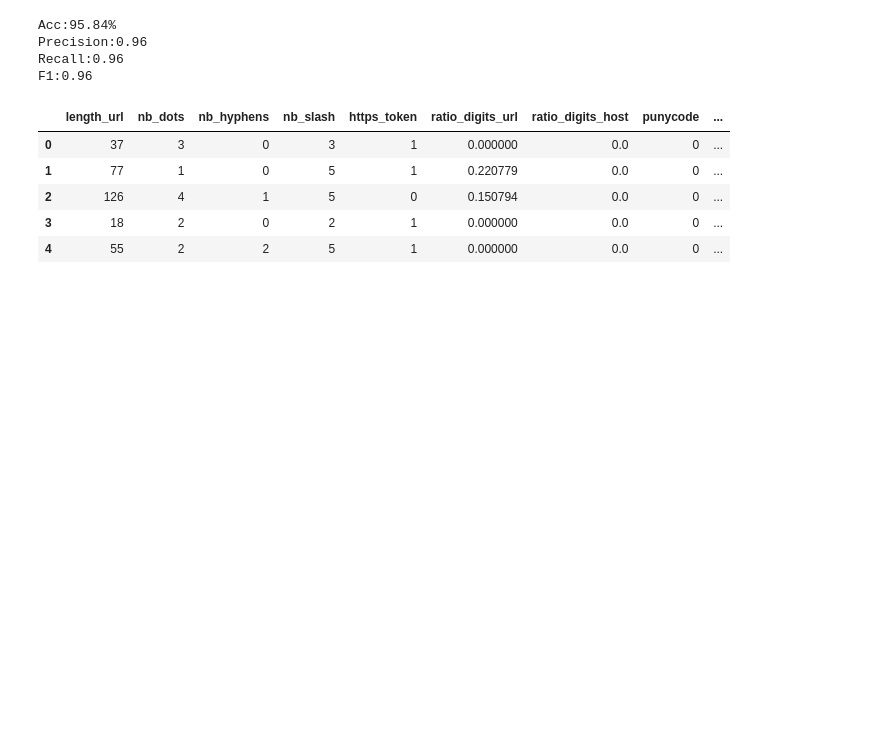
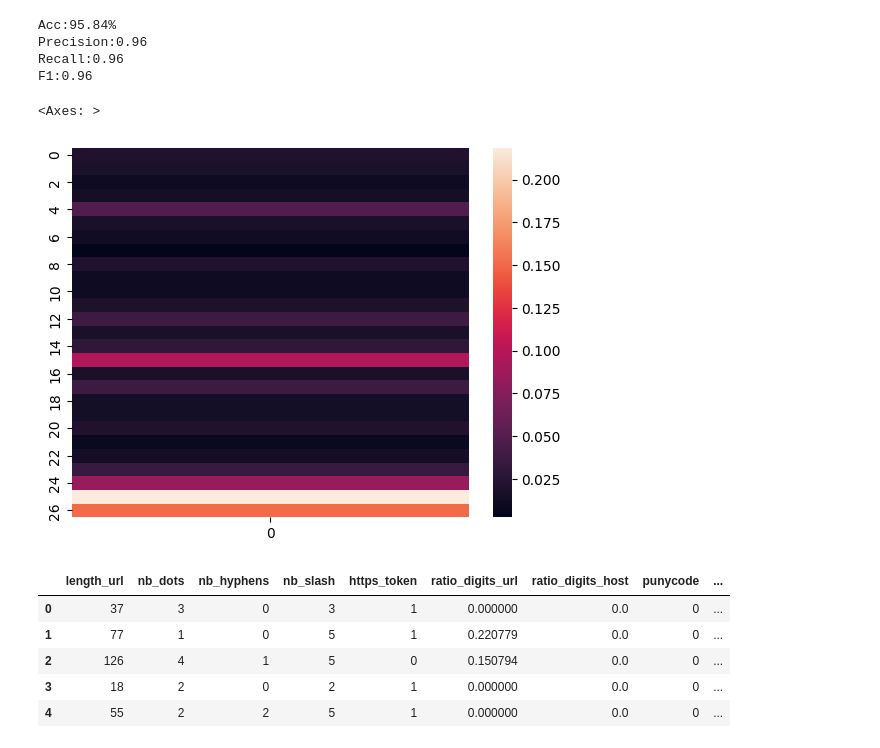
Before and after one commit to ishaangupta2311/ClickSafe, a Jupyter notebook: Data_Analysis.ipynb, the cells around one changed output. Cells and saved outputs as stored; diff of their text form; code cells hidden in the pictures; blank space fills up the shorter version.

```diff
--- a/Data_Analysis.ipynb
+++ b/Data_Analysis.ipynb
@@ -339,6 +289,11 @@ Acc:95.84%
 Precision:0.96
 Recall:0.96
 F1:0.96
+# %%
+sns.heatmap(clf2.feature_importances_.reshape(-1,1))
+# %% [output]
+<Axes: >
+[figure, added]
 # %%
 
 from sklearn.metrics import r2_score
```
Also changed, not shown: parts of 8 cells of this notebook.
